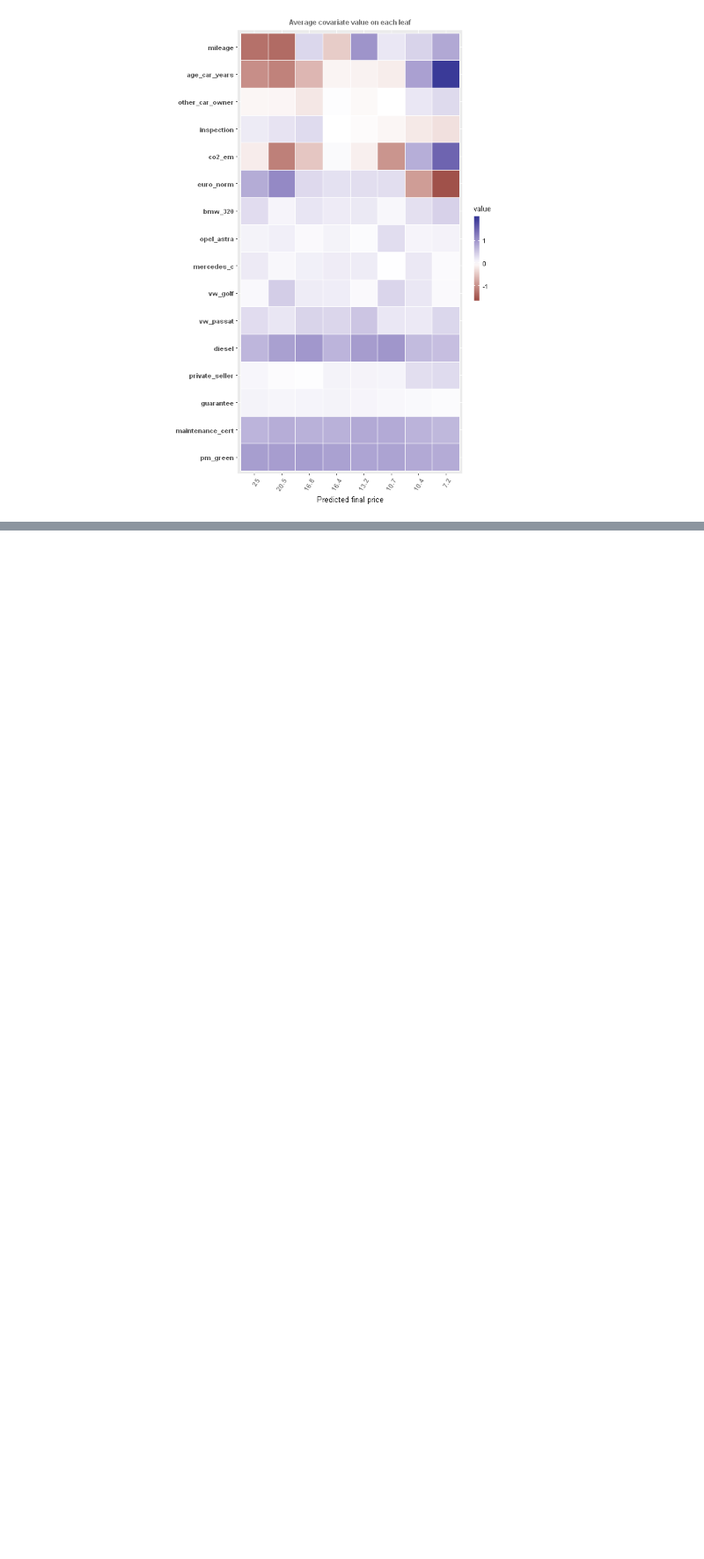
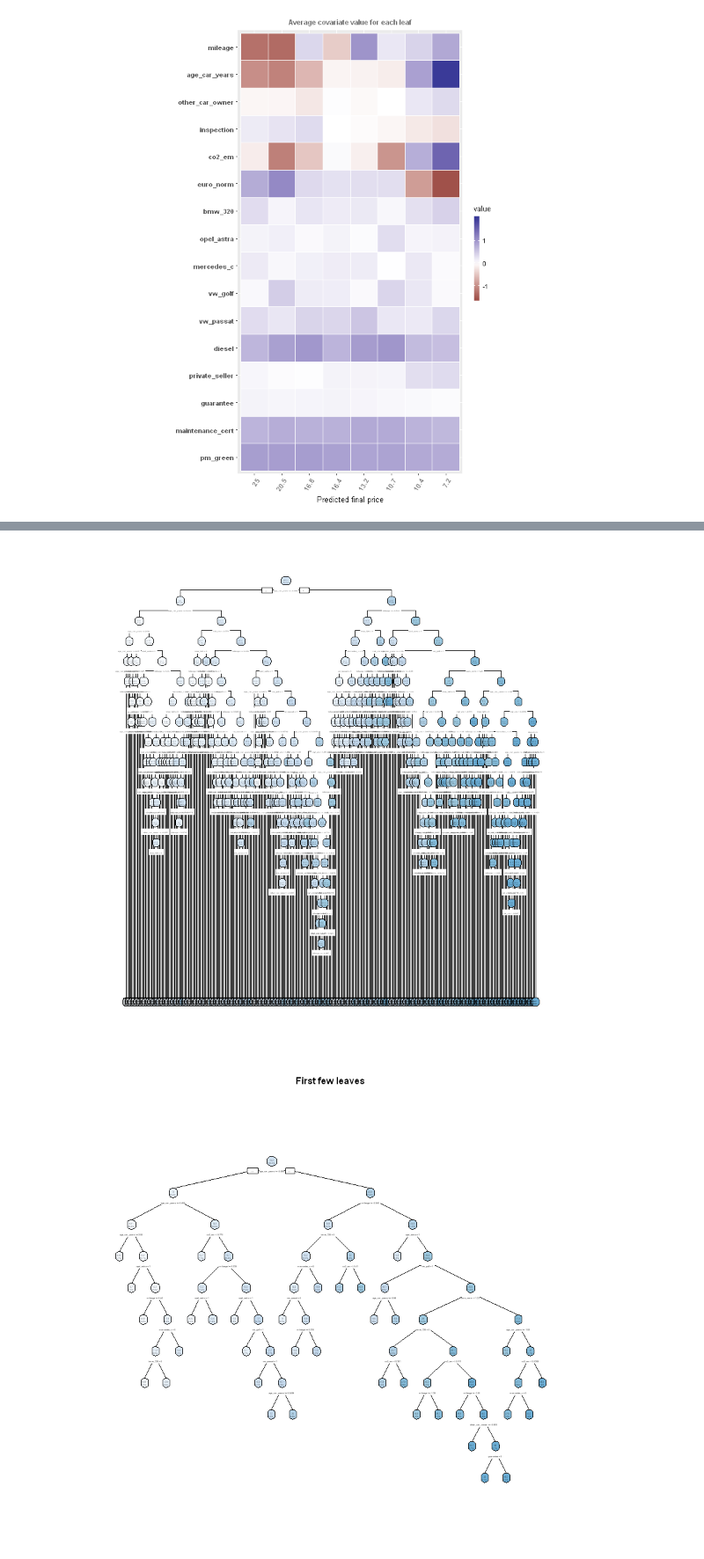
Before and after one commit to AStrittmatter/CDA, a Jupyter notebook: test.ipynb, the cells around one changed output, grey strips where cells are left out. Shown at 88% size. Saved outputs shown, nothing was run; the diff lists cells and outputs as text; code cells hidden in the pictures; blank space fills up the shorter version.

```diff
--- a/test.ipynb
+++ b/test.ipynb
@@ -390,0 +447,12 @@ plot(plt)
+# %%
+# Get cp-value that corresponds to optimal tree size
+cp.vals_2 <- linear.singletree_2$cptable[op.index_2, "CP"]
+
+# Prune the tree
+treepruned.linearsingle_2 <- prune(linear.singletree_2, cp = cp.vals_2)
+
+# Plot tree structure
+rpart.plot(treepruned.linearsingle_2,digits=3)
+treepruned.linearsingle_2_short <- prune(linear.singletree_2, cp = 25*cp.vals_2)
+rpart.plot(treepruned.linearsingle_2_short,digits=3, main = "First few leaves",fallen.leaves=FALSE)
+# %% [output]
@@ -390,0 +461,2 @@ plot(plt)
+[figure, added]
+[figure, added]
```
Also changed, not shown: parts of 37 cells of this notebook.
